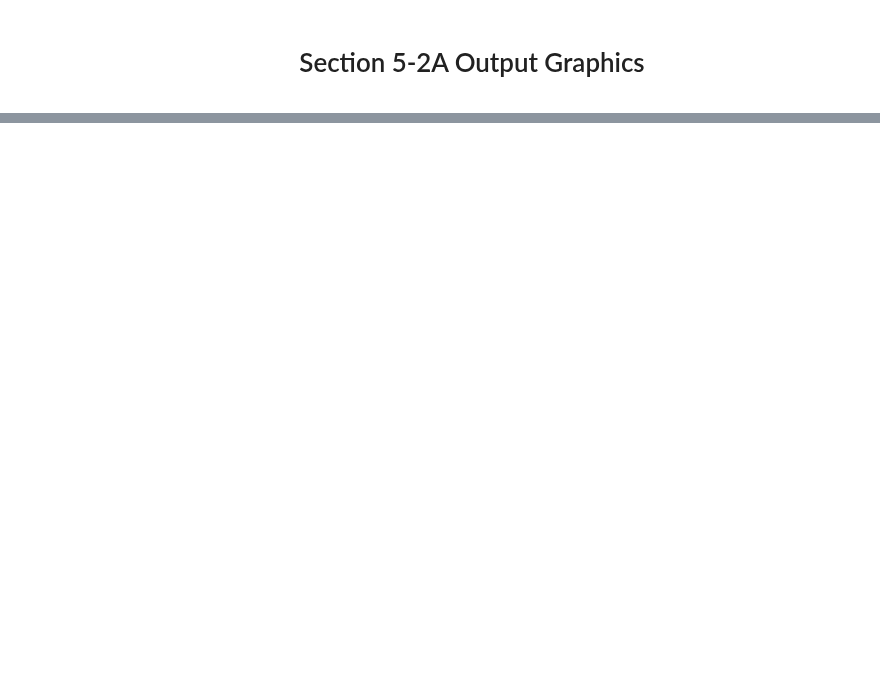
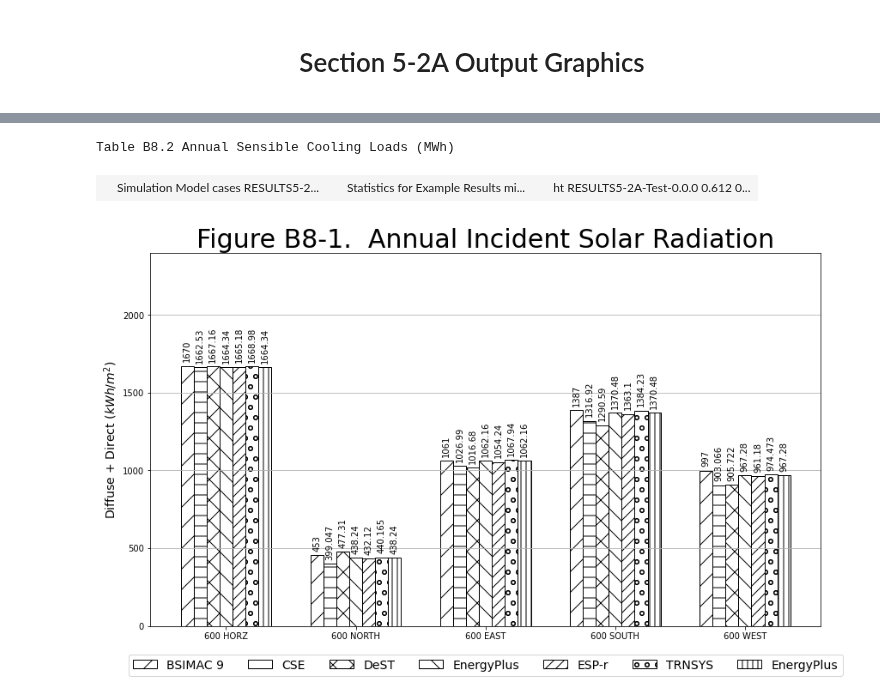
Before and after one commit to JasonGlazer/ashrae-140-automation, a Jupyter notebook: rendered/base/RESULTS5-2A.ipynb, the cells around one changed output, grey strips where cells are left out. Drawn from its saved outputs; the diff is of its cells as text; code cells hidden in the pictures; blank space fills up the shorter version.

Commit message:
added fig b8-1 graphic and table b8.2

```diff
--- a/rendered/base/RESULTS5-2A.ipynb
+++ b/rendered/base/RESULTS5-2A.ipynb
@@ -69,4 +70,16 @@ table_html
 |  | Simulation Model cases RESULTS5-2... |  | Statistics for Example Results mi... |  | ht RESULTS5-2A-Test-0.0.0 4.070 5... |
+# %%
+table_html, msg = gr.render_section_5_2a_table_b_8_2()
+table_html
+# %% [output]
+Table B8.2 Annual Sensible Cooling Loads (MWh)
+|  | Simulation Model cases RESULTS5-2... |  | Statistics for Example Results mi... |  | ht RESULTS5-2A-Test-0.0.0 0.612 0... |
+# %%
+fig, ax = plt.subplots(1, 1, figsize=(14,8))
+gr.render_section_5_2a_figure_b_8_1(fig, ax)
+plt.show();
+# %% [output]
+[figure, added]
 # %%
 fig, ax = plt.subplots(1, 1, figsize=(14,8))
 gr.render_section_5_2a_figure_b_8_9(fig, ax)
```
Also changed, not shown: parts of 3 cells of this notebook, 19 other files.
